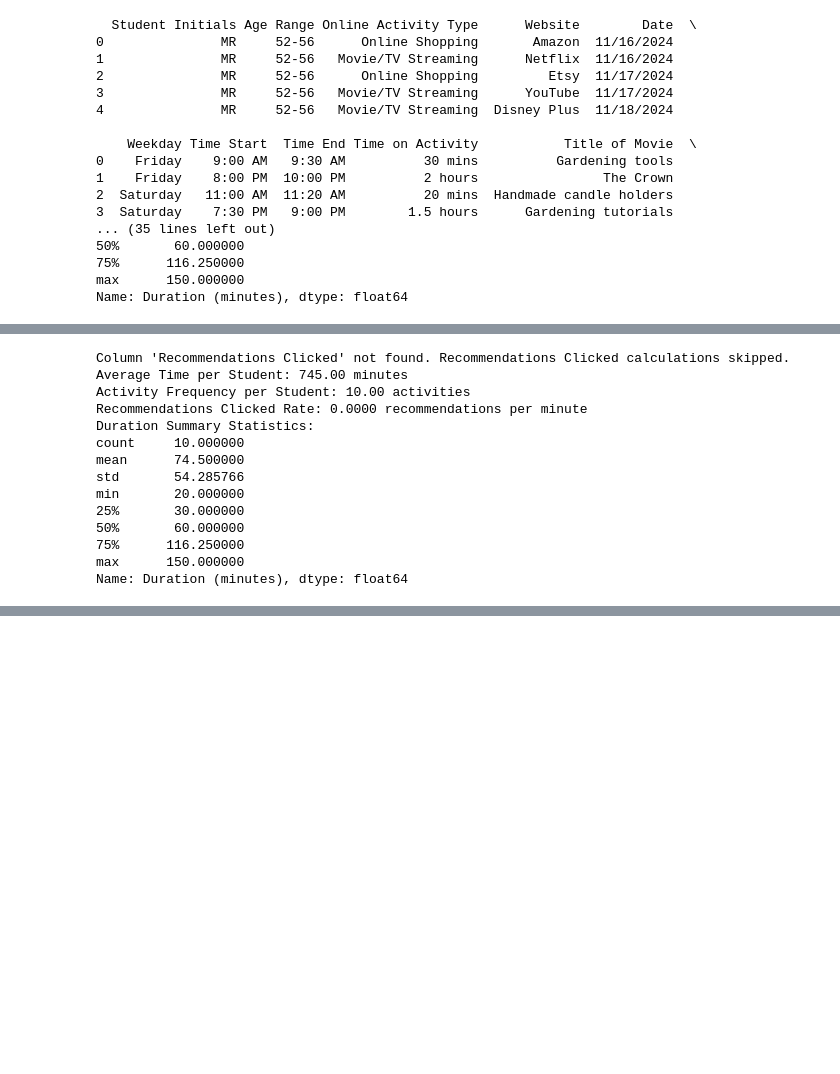
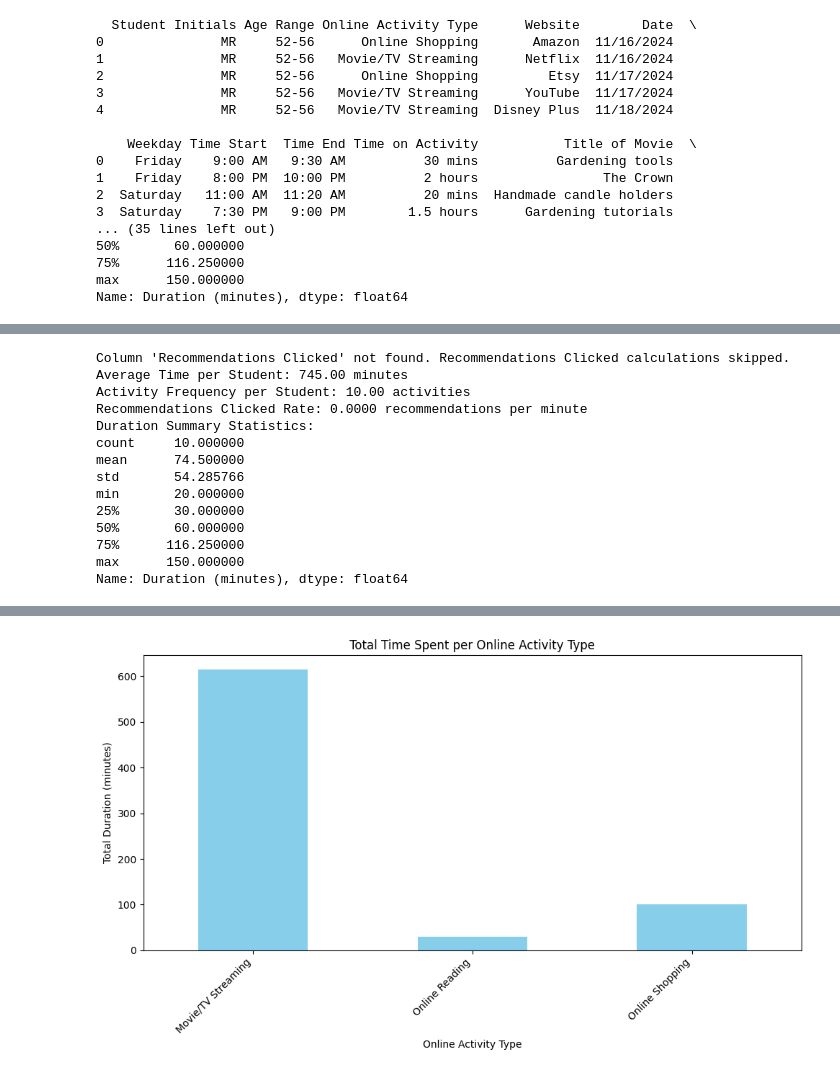
Before and after one commit to Mediatripai/Quant_Final_Signature_Assignment, a Jupyter notebook: Final_Signature_Assignment.ipynb, the cells around one changed output, grey strips where cells are left out. Drawn from its saved outputs; the diff is of its cells as text; code cells hidden in the pictures; blank space fills up the shorter version.

```diff
--- a/Final_Signature_Assignment.ipynb
+++ b/Final_Signature_Assignment.ipynb
@@ -160,20 +255,8 @@ import seaborn as sns
 import numpy as np
 
 # Load the CSV file
-file_path = "my_data.csv"  # Update with the correct path if needed
-
-# Check if 'Activity Type' column exists before reading the CSV
-if 'Activity Type' not in pd.read_csv(file_path, nrows=0, header=0):
-    print("'Activity Type' column not found in the CSV. Skipping visualizations that rely on it.")
-    data = pd.read_csv(file_path)
-else:
-    data = pd.read_csv(file_path)
-
-# Shorten the recommendations column name (recommended)
-recommendations_column = "Recommendations Clicked"  # Replace with your desired shorter name
-
-# Alternatively, use `.get()` with a default value (optional)
-# recommendations_column = data.get("Recommendation(s) Clicked: how many of the site's recommendations did you click through before making a selection or stopping activity?", default=0)
+file_path = "my_data.csv"
+data = pd.read_csv(file_path)
 
 # Convert 'Time Start' and 'Time End' to datetime (if necessary)
 if data['Time Start'].dtype == 'object' and data['Time End'].dtype == 'object':
@@ -197,11 +280,10 @@ else:
 total_activities = data.shape[0]
 
 # Calculate Total Recommendations Clicked
-# Ensure recommendations column exists before accessing it
-if recommendations_column in data.columns:
-    total_recommendations_clicked = data[recommendations_column].sum()
+if 'Recommendations Clicked' in data.columns:
+    total_recommendations_clicked = data['Recommendations Clicked'].sum()
 else:
-    print(f"Column '{recommendations_column}' not found. Recommendations Clicked calculations skipped.")
+    print("Column 'Recommendations Clicked' not found. Recommendations Clicked calculations skipped.")
     total_recommendations_clicked = 0
 
 # 1. Average Time Spent on Activities per Student
@@ -222,54 +304,41 @@ print(data['Duration (minutes)'].describe())
 
 # Visualizations
 
-# Bar Chart: Total time spent per Activity Type
-activity_time = data.groupby('Activity Type')['Duration (minutes)'].sum()
-plt.figure(figsize=(10, 6))
-activity_time.plot(kind='bar', color='skyblue')
-plt.title('Total Time Spent per Activity Type')
-plt.ylabel('Total Duration (minutes)')
-plt.xlabel('Activity Type')
-plt.xticks(rotation=45, ha='right')
-plt.tight_layout()
-plt.show()
-
-# Pie Chart: Distribution of Activity Types
-plt.figure(figsize=(12, 7))
-activity_counts = data['Activity Type'].value_counts()
-colors = sns.color_palette("pastel")
-
-# Create the pie chart without labels
-wedges, _ = plt.pie(activity_counts, colors=colors, autopct=None, labels=None)
-
-plt.title('Distribution of Activity Types')
-
-# Create a legend on the side
-plt.legend(wedges, activity_counts.index,
-           title="Activity Types",
-           loc="center left",
-           bbox_to_anchor=(1, 0.5))
-
-plt.tight_layout()
-plt.show()
-
-# Scatter Plot: Recommendations clicked vs. duration (Ensuring column exists)
-if recommendations_column in data.columns:
+# Bar Chart: Total time spent per Online Activity Type
+if 'Online Activity Type' in data.columns:
+    activity_time = data.groupby('Online Activity Type')['Duration (minutes)'].sum()
     plt.figure(figsize=(10, 6))
-    sns.scatterplot(
-        data=data,
-        x='Duration (minutes)',
-        y=recommendations_column,  # Use the chosen column name
-        hue='Activity Type',
-        palette='viridis'
-    )
-    plt.title('Recommendations Clicked vs. Duration')
-    plt.xlabel('Duration (minutes)')
-    plt.ylabel('Recommendations Clicked')
-    plt.legend(title='Activity Type', bbox_to_anchor=(1.05, 1), loc='upper left')
+    activity_time.plot(kind='bar', color='skyblue')
+    plt.title('Total Time Spent per Online Activity Type')
+    plt.ylabel('Total Duration (minutes)')
+    plt.xlabel('Online Activity Type')
+    plt.xticks(rotation=45, ha='right')
     plt.tight_layout()
     plt.show()
 else:
-    print(f"Column '{recommendations_column}' not found. Scatter plot not generated.")
+    print("Column 'Online Activity Type' not found. Skipping bar chart generation.")
+
+# Pie Chart: Distribution of Online Activity Types
+if 'Online Activity Type' in data.columns:
+    plt.figure(figsize=(12, 7))
+    activity_counts = data['Online Activity Type'].value_counts()
+    colors = sns.color_palette("pastel")
+
+    # Create the pie chart with percentages
+    wedges, texts, autotexts = plt.pie(activity_counts, colors=colors, autopct='%1.1f%%', startangle=140)
+
+    plt.title('Distribution of Online Activity Types')
+
+    # Create a legend on the side
+    plt.legend(wedges, activity_counts.index,
+               title="Online Activity Types",
+               loc="center left",
+               bbox_to_anchor=(1, 0.5))
+
+    plt.tight_layout()
+    plt.show()
+else:
+    print("Column 'Online Activity Type' not found. Skipping pie chart generation.")
 
 # Histogram: Duration distribution for activities
 plt.figure(figsize=(10, 6))
@@ -297,0 +366 @@ KeyError: 'Activity Type'
+[figure, added]
```
Also changed, not shown: parts of 7 cells of this notebook, 1 other file.
